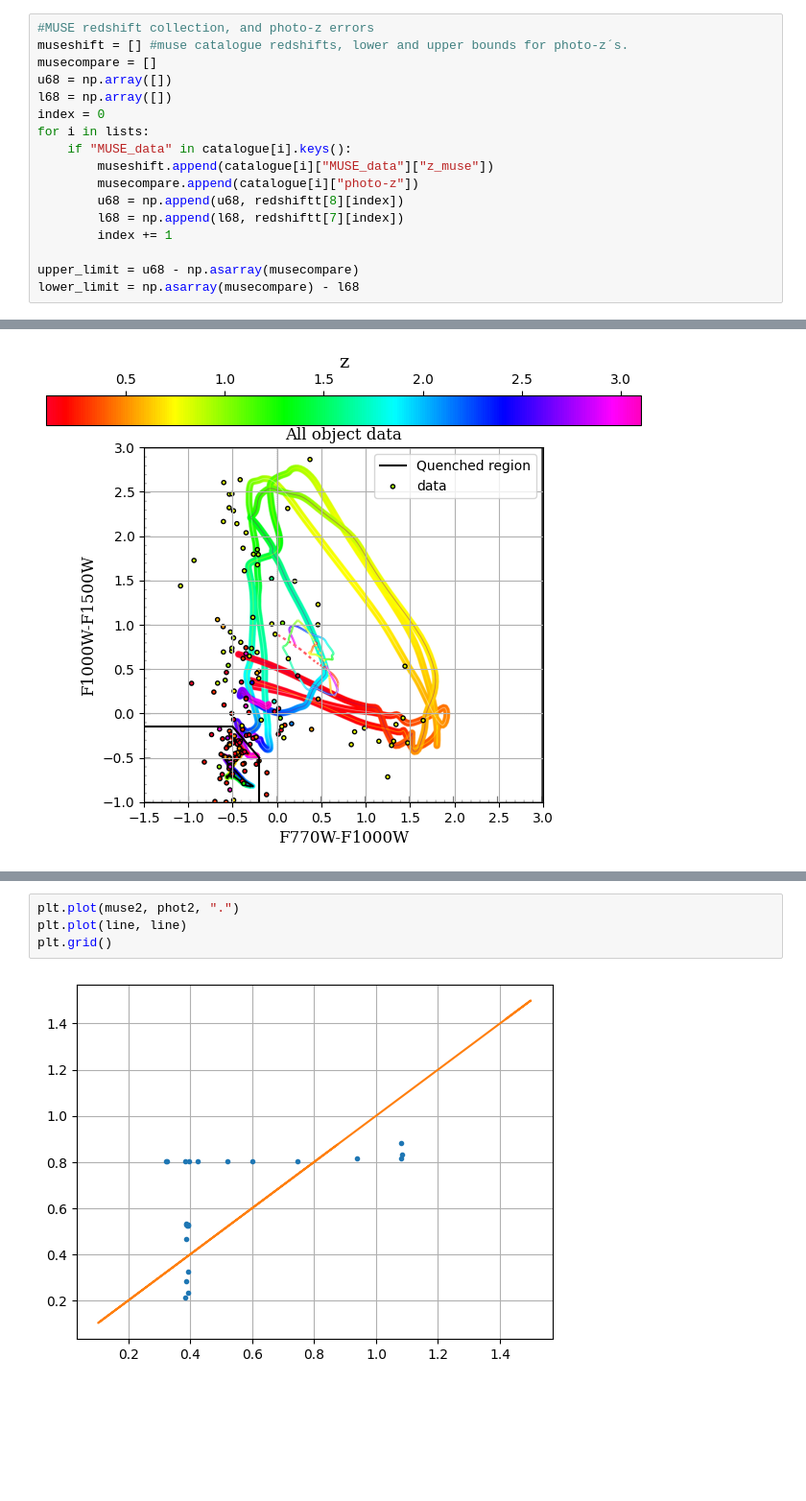
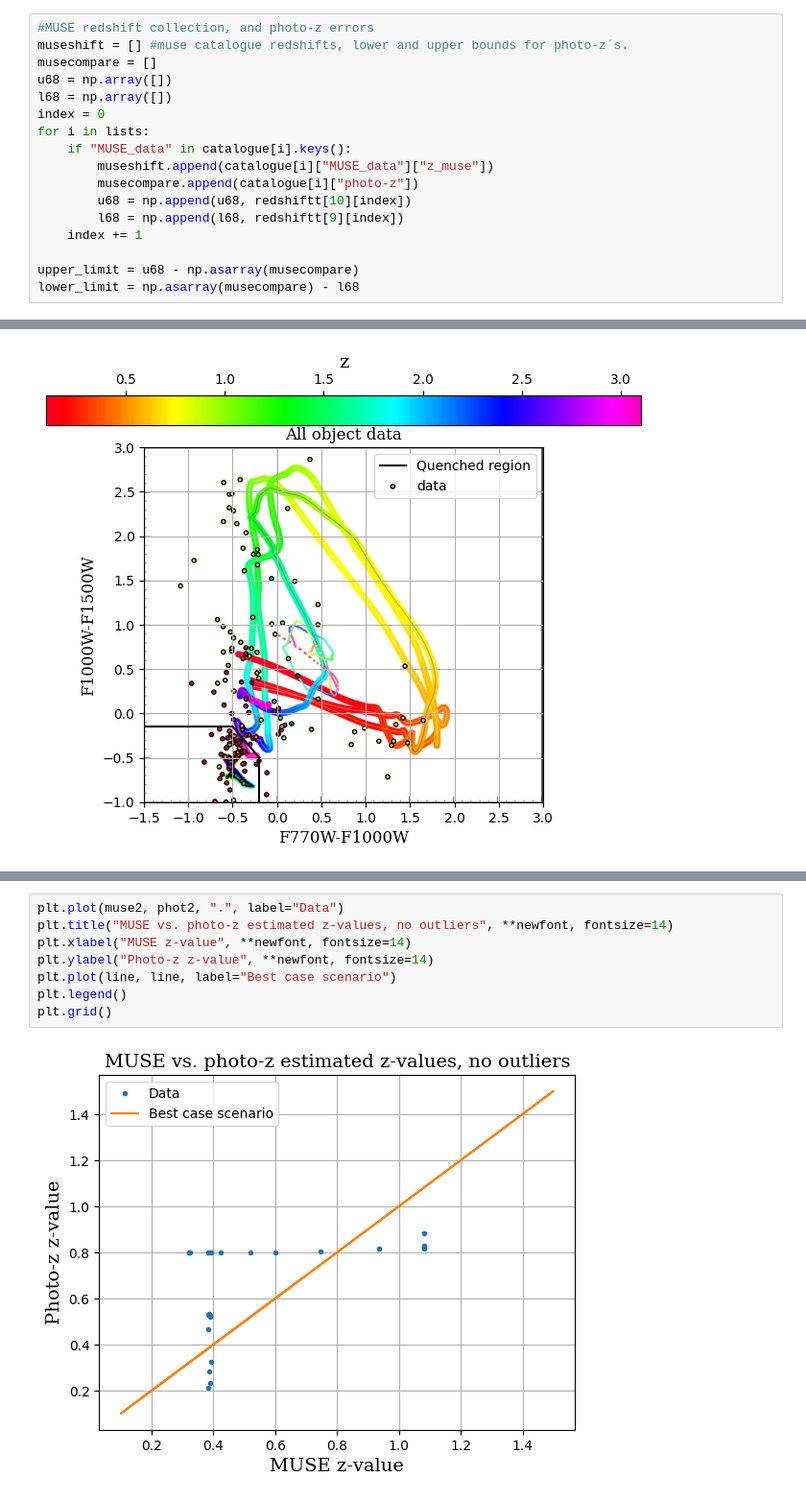
Before and after one commit to StellaWasTaken/1st-year-project, a Jupyter notebook: CSFG data results.ipynb, the cells around one changed output, grey strips where cells are left out. Shown at 96% size. Drawn from its saved outputs; the diff is of its cells as text; blank space fills up the shorter version.

```diff
--- a/CSFG data results.ipynb
+++ b/CSFG data results.ipynb
@@ -35,9 +35,9 @@ for i in lists:
     if "MUSE_data" in catalogue[i].keys():
         museshift.append(catalogue[i]["MUSE_data"]["z_muse"])
         musecompare.append(catalogue[i]["photo-z"])
-        u68 = np.append(u68, redshiftt[8][index])
-        l68 = np.append(l68, redshiftt[7][index])
-        index += 1
+        u68 = np.append(u68, redshiftt[10][index])
+        l68 = np.append(l68, redshiftt[9][index])
+    index += 1
 
 upper_limit = u68 - np.asarray(musecompare)
 lower_limit = np.asarray(musecompare) - l68
@@ -205,6 +211,10 @@ plt.grid()
 # %%
-plt.plot(muse2, phot2, ".")
-plt.plot(line, line)
+plt.plot(muse2, phot2, ".", label="Data")
+plt.title("MUSE vs. photo-z estimated z-values, no outliers", **newfont, fontsize=14)
+plt.xlabel("MUSE z-value", **newfont, fontsize=14)
+plt.ylabel("Photo-z z-value", **newfont, fontsize=14)
+plt.plot(line, line, label="Best case scenario")
+plt.legend()
 plt.grid()
 # %% [output]
-[figure, old version]
+[figure, new version]
```
Also changed, not shown: parts of 7 cells of this notebook.
